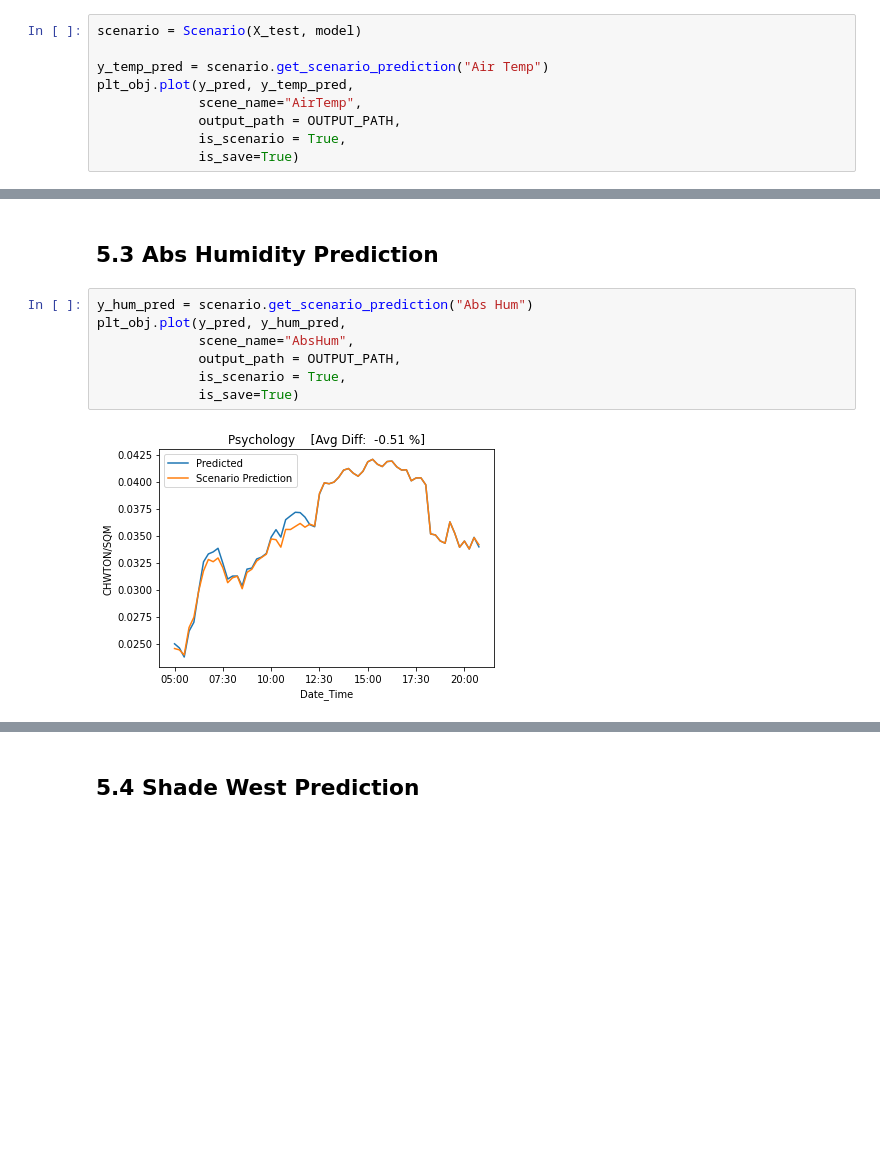
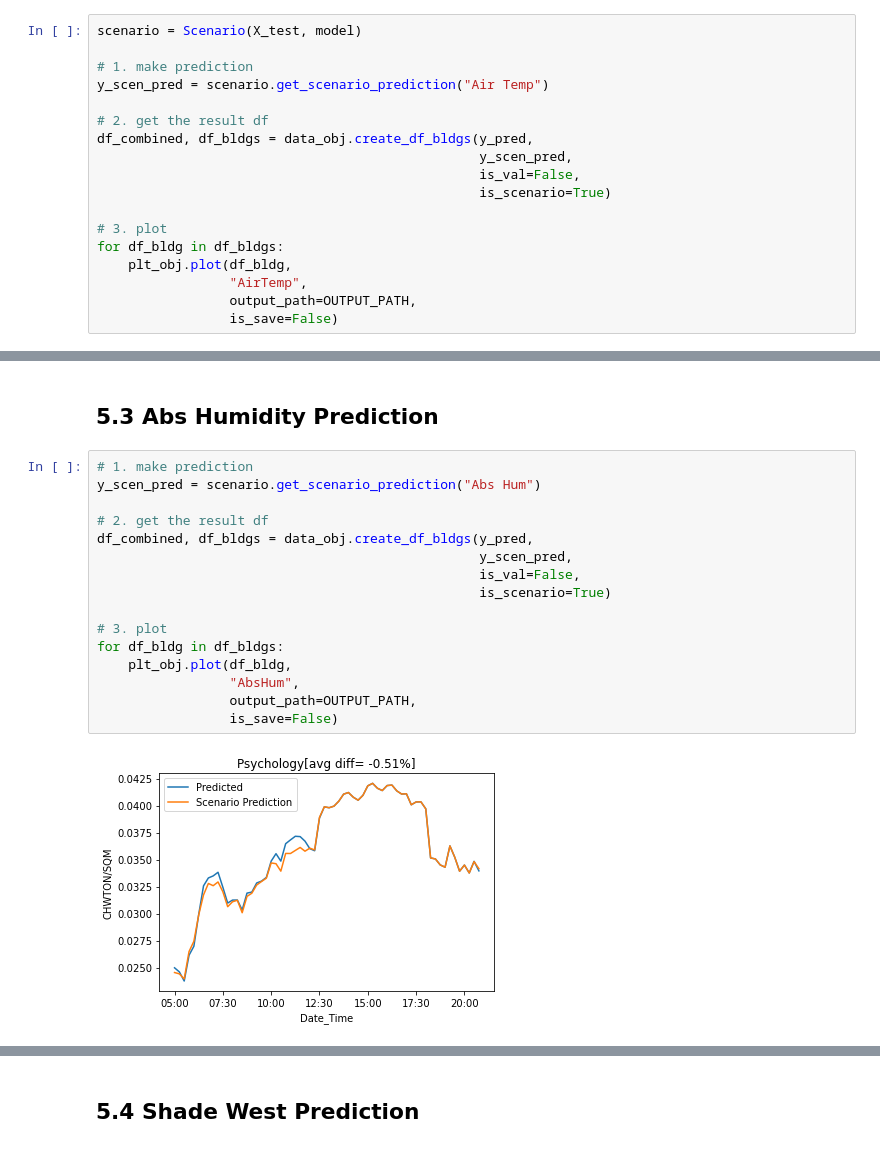
Before and after one commit to freecode23/microclimate-effects, a Jupyter notebook: microclimate_model/Model9_prediction_plot.ipynb, the cells around one changed output, grey strips where cells are left out. Drawn from its saved outputs; the diff is of its cells as text; blank space fills up the shorter version.

```diff
--- a/microclimate_model/Model9_prediction_plot.ipynb
+++ b/microclimate_model/Model9_prediction_plot.ipynb
@@ -384,10 +370,19 @@ df_scores_per_bldg
 # %%
 scenario = Scenario(X_test, model)
 
-y_temp_pred = scenario.get_scenario_prediction("Air Temp")
-plt_obj.plot(y_pred, y_temp_pred,
-             scene_name="AirTemp",
-             output_path = OUTPUT_PATH,
-             is_scenario = True,
-             is_save=True)
+# 1. make prediction
+y_scen_pred = scenario.get_scenario_prediction("Air Temp")
+
+# 2. get the result df
+df_combined, df_bldgs = data_obj.create_df_bldgs(y_pred,
+                                                 y_scen_pred,
+                                                 is_val=False,
+                                                 is_scenario=True)
+
+# 3. plot
+for df_bldg in df_bldgs:
+    plt_obj.plot(df_bldg,
+                 "AirTemp",
+                 output_path=OUTPUT_PATH,
+                 is_save=False)
 # %% [output]
@@ -397,11 +392,20 @@ plt_obj.plot(y_pred, y_temp_pred,
 # %% [markdown]
 ## 5.3 Abs Humidity Prediction
 # %%
-y_hum_pred = scenario.get_scenario_prediction("Abs Hum")
-plt_obj.plot(y_pred, y_hum_pred,
-             scene_name="AbsHum",
-             output_path = OUTPUT_PATH,
-             is_scenario = True,
-             is_save=True)
+# 1. make prediction
+y_scen_pred = scenario.get_scenario_prediction("Abs Hum")
+
+# 2. get the result df
+df_combined, df_bldgs = data_obj.create_df_bldgs(y_pred,
+                                                 y_scen_pred,
+                                                 is_val=False,
+                                                 is_scenario=True)
+
+# 3. plot
+for df_bldg in df_bldgs:
+    plt_obj.plot(df_bldg,
+                 "AbsHum",
+                 output_path=OUTPUT_PATH,
+                 is_save=False)
 # %% [output]
-[figure, old version]
+[figure, new version]
```
Also changed, not shown: parts of 21 cells of this notebook, 2 other files.
